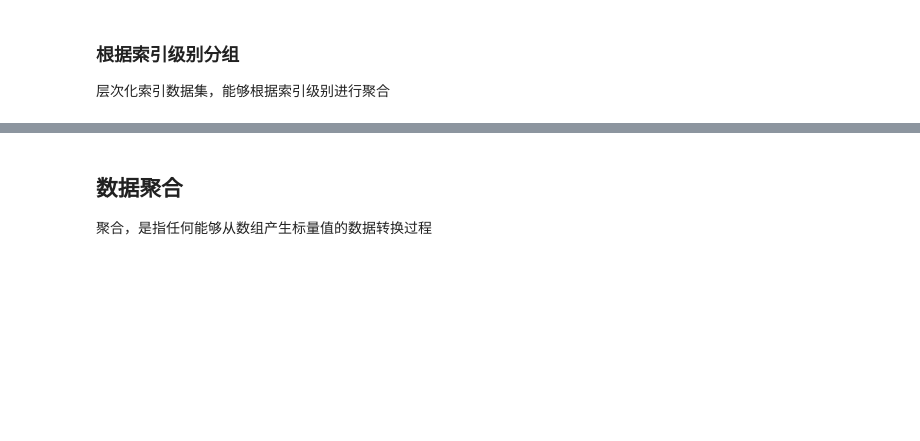
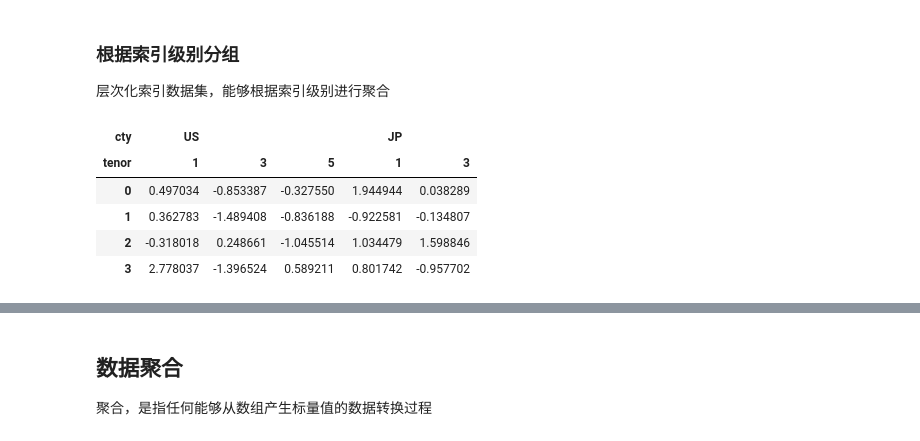
Before and after one commit to Bintodo/pandas, a Jupyter notebook: ch09.Data Aggregation and Group Operations.ipynb, the cells around one changed output, grey strips where cells are left out. Saved outputs shown, nothing was run; the diff lists cells and outputs as text; code cells hidden in the pictures; blank space fills up the shorter version.

```diff
--- a/ch09.Data Aggregation and Group Operations.ipynb
+++ b/ch09.Data Aggregation and Group Operations.ipynb
@@ -145,6 +145,15 @@ people.groupby([len, key_list]).min() # 函数可以跟数组、列表、字典
 columns = pd.MultiIndex.from_arrays([['US', 'US', 'US', 'JP', 'JP'],
                                     [1, 3, 5, 1, 3]], names=['cty', 'tenor'])
 hier_df = DataFrame(np.random.randn(4, 5), columns=columns) # 创建列层次化索引的DataFrame
+# %%
+hier_df
+# %% [output]
+| cty | US |  |  | JP |  |
+| tenor | 1 | 3 | 5 | 1 | 3 |
+| 0 | 0.497034 | -0.853387 | -0.327550 | 1.944944 | 0.038289 |
+| 1 | 0.362783 | -1.489408 | -0.836188 | -0.922581 | -0.134807 |
+| 2 | -0.318018 | 0.248661 | -1.045514 | 1.034479 | 1.598846 |
+| 3 | 2.778037 | -1.396524 | 0.589211 | 0.801742 | -0.957702 |
 # %%
 hier_df.groupby(level='cty', axis=1).count()
 hier_df.groupby(level=['cty', 'tenor'], axis=1).count() # 通过level关键字传入级别编号或名称
```
Also changed, not shown: parts of 2 cells of this notebook, 2 other files.
